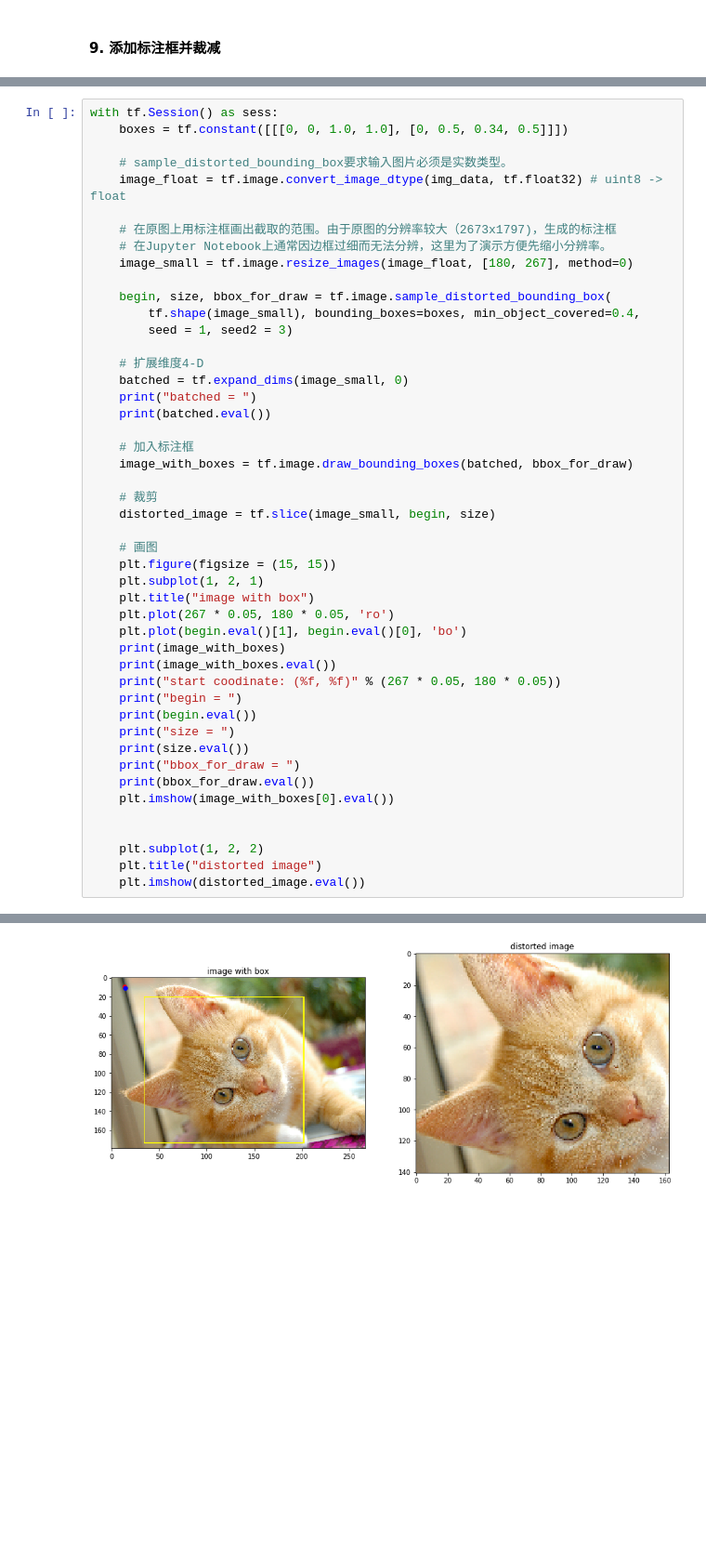
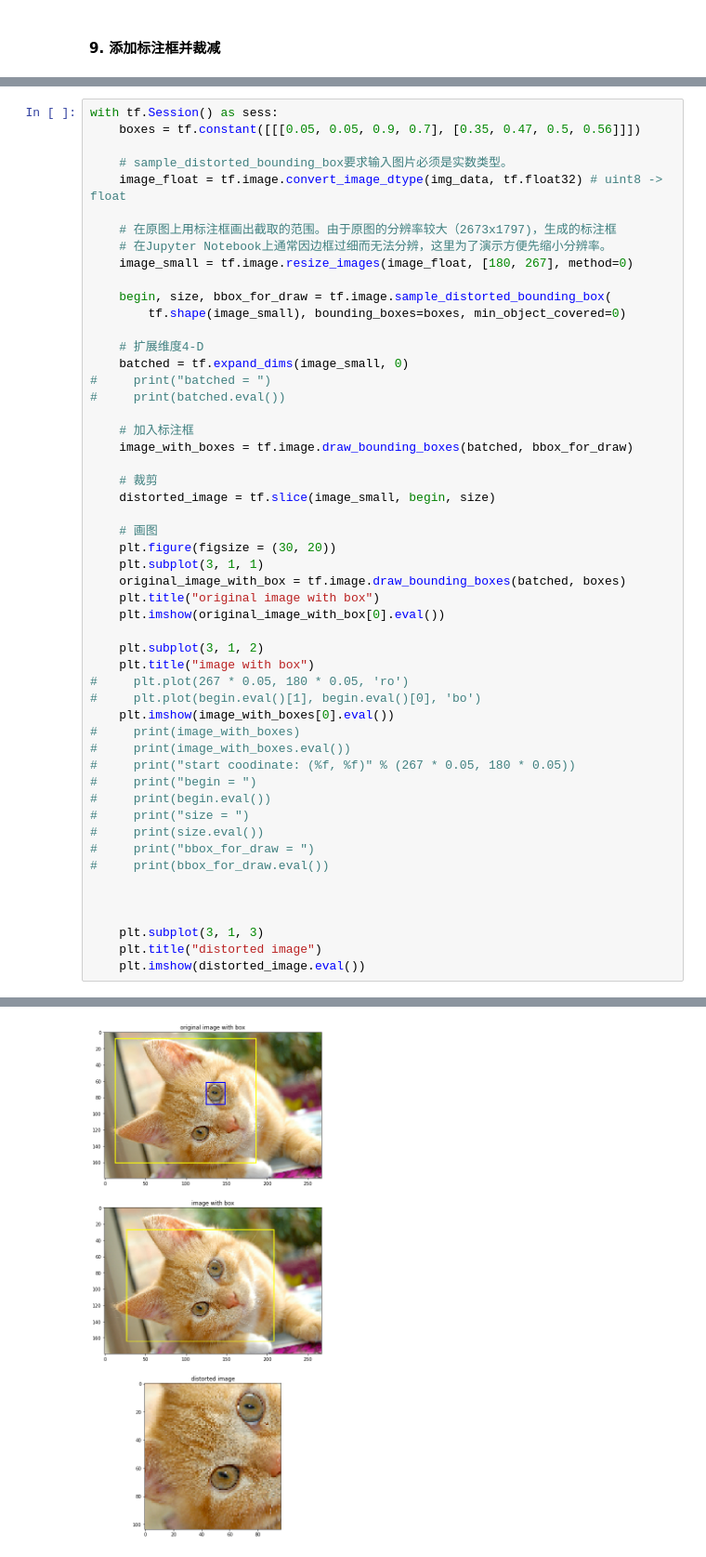
Before and after one commit to lhuangjs/tensotflow-in-action, a Jupyter notebook: Chapters/Chapter07/2.1. TensorFlow图像处理函数.ipynb, the cells around one changed output, grey strips where cells are left out. Shown at 93% size. Drawn from its saved outputs; the diff is of its cells as text; blank space fills up the shorter version.

```diff
--- a/Chapters/Chapter07/2.1. TensorFlow图像处理函数.ipynb
+++ b/Chapters/Chapter07/2.1. TensorFlow图像处理函数.ipynb
@@ -279,6 +371,6 @@ with tf.Session() as sess:
 # %%
 with tf.Session() as sess:
-    boxes = tf.constant([[[0, 0, 1.0, 1.0], [0, 0.5, 0.34, 0.5]]])
+    boxes = tf.constant([[[0.05, 0.05, 0.9, 0.7], [0.35, 0.47, 0.5, 0.56]]])
 
     # sample_distorted_bounding_box要求输入图片必须是实数类型。
     image_float = tf.image.convert_image_dtype(img_data, tf.float32) # uint8 -> float
@@ -288,13 +380,12 @@ with tf.Session() as sess:
     image_small = tf.image.resize_images(image_float, [180, 267], method=0)
 
     begin, size, bbox_for_draw = tf.image.sample_distorted_bounding_box(
-        tf.shape(image_small), bounding_boxes=boxes, min_object_covered=0.4,
-        seed = 1, seed2 = 3)
+        tf.shape(image_small), bounding_boxes=boxes, min_object_covered=0)
 
     # 扩展维度4-D
     batched = tf.expand_dims(image_small, 0)
-    print("batched = ")
-    print(batched.eval())
+#     print("batched = ")
+#     print(batched.eval())
 
     # 加入标注框
     image_with_boxes = tf.image.draw_bounding_boxes(batched, bbox_for_draw)
@@ -303,24 +394,30 @@ with tf.Session() as sess:
     distorted_image = tf.slice(image_small, begin, size)
 
     # 画图
-    plt.figure(figsize = (15, 15))
-    plt.subplot(1, 2, 1)
+    plt.figure(figsize = (30, 20))
+    plt.subplot(3, 1, 1)
+    original_image_with_box = tf.image.draw_bounding_boxes(batched, boxes)
+    plt.title("original image with box")
+    plt.imshow(original_image_with_box[0].eval())
+
+    plt.subplot(3, 1, 2)
     plt.title("image with box")
-    plt.plot(267 * 0.05, 180 * 0.05, 'ro')
-    plt.plot(begin.eval()[1], begin.eval()[0], 'bo')
-    print(image_with_boxes)
-    print(image_with_boxes.eval())
-    print("start coodinate: (%f, %f)" % (267 * 0.05, 180 * 0.05))
-    print("begin = ")
-    print(begin.eval())
-    print("size = ")
-    print(size.eval())
-    print("bbox_for_draw = ")
-    print(bbox_for_draw.eval())
+#     plt.plot(267 * 0.05, 180 * 0.05, 'ro')
+#     plt.plot(begin.eval()[1], begin.eval()[0], 'bo')
     plt.imshow(image_with_boxes[0].eval())
+#     print(image_with_boxes)
+#     print(image_with_boxes.eval())
+#     print("start coodinate: (%f, %f)" % (267 * 0.05, 180 * 0.05))
+#     print("begin = ")
+#     print(begin.eval())
+#     print("size = ")
+#     print(size.eval())
+#     print("bbox_for_draw = ")
+#     print(bbox_for_draw.eval())
 
 
-    plt.subplot(1, 2, 2)
+
+    plt.subplot(3, 1, 3)
     plt.title("distorted image")
     plt.imshow(distorted_image.eval())
 # %% [output]
@@ -344 +424 @@ bbox_for_draw =
-[figure, old version]
+[figure, new version]
```
Also changed, not shown: parts of 10 cells of this notebook, 15 other files.
